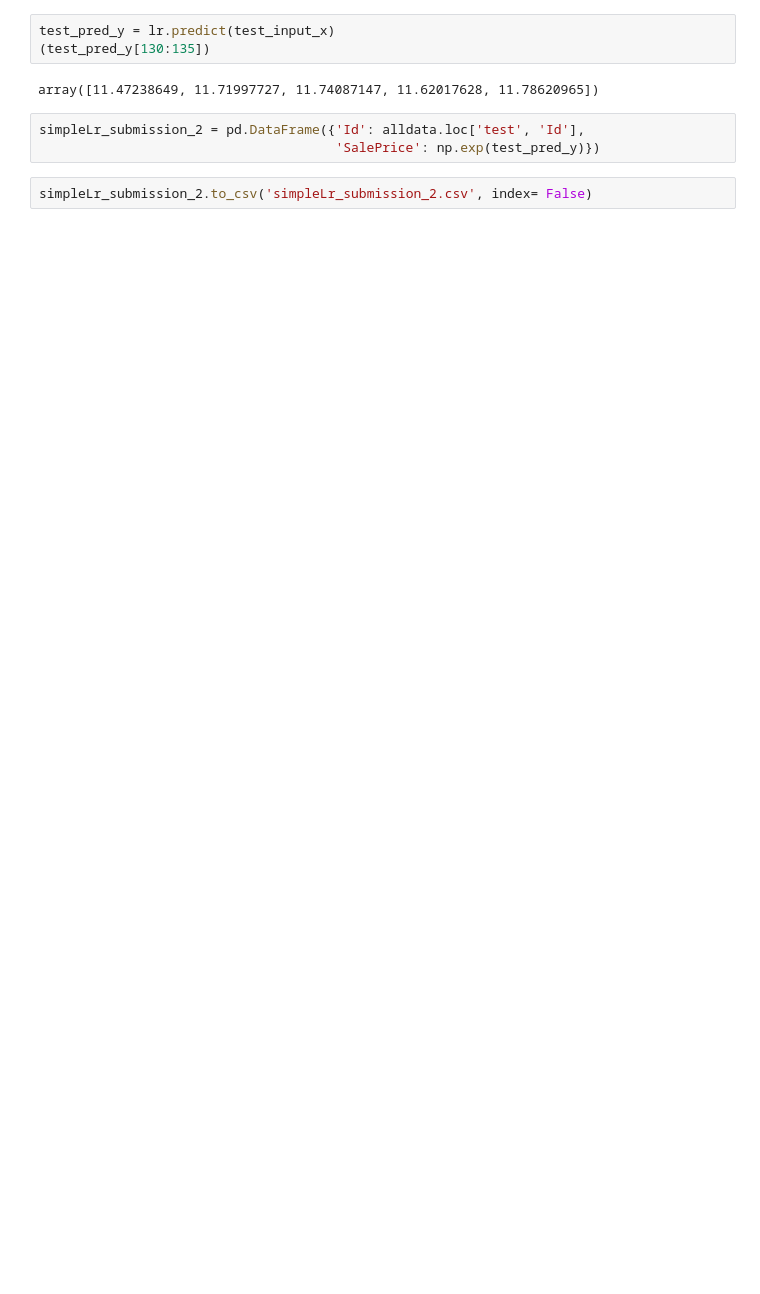
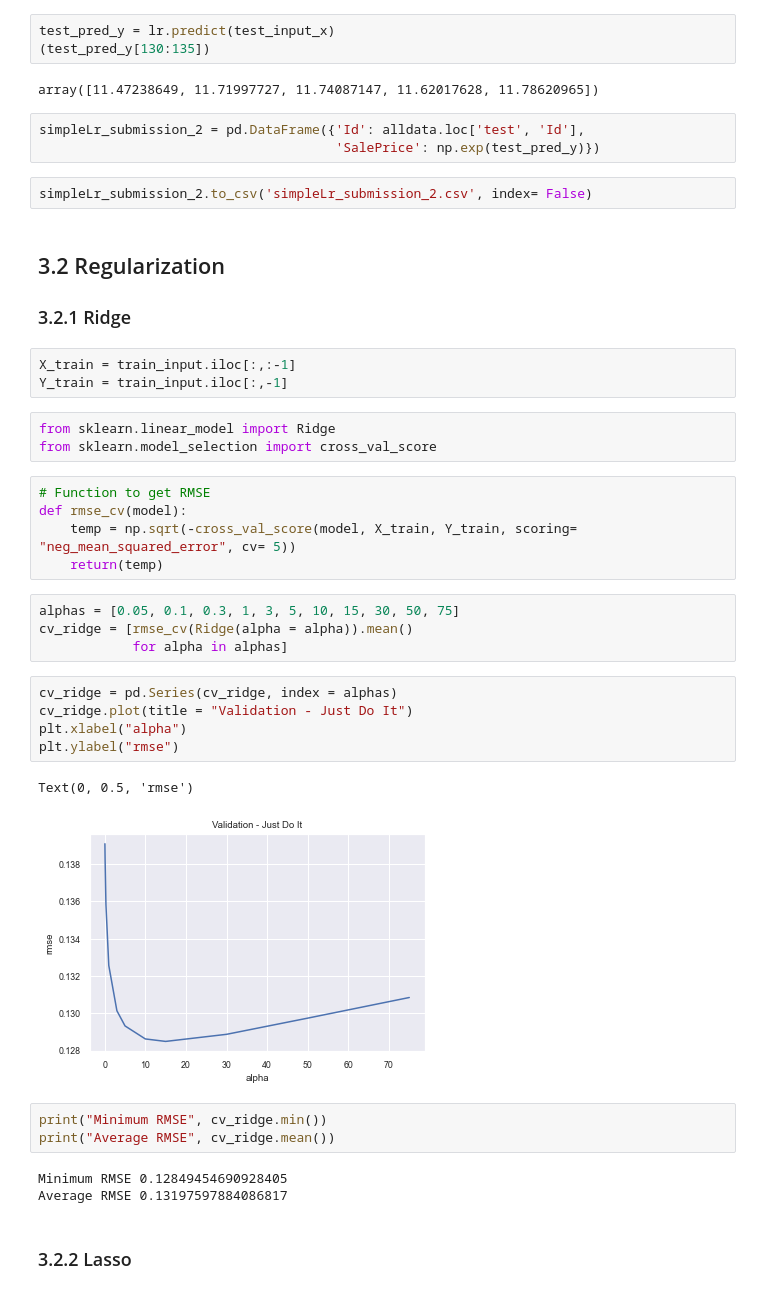
Before and after one commit to rafjonathans/Kaggle-HousePrice, a Jupyter notebook: 3rdSubmission/Simple_FeatureReduction_3.ipynb, the cells around one changed output. Saved outputs shown, nothing was run; the diff lists cells and outputs as text; blank space fills up the shorter version.

```diff
--- a/3rdSubmission/Simple_FeatureReduction_3.ipynb
+++ b/3rdSubmission/Simple_FeatureReduction_3.ipynb
@@ -936,3 +969,37 @@ simpleLr_submission_2 = pd.DataFrame({'Id': alldata.loc['test', 'Id'],
                                       'SalePrice': np.exp(test_pred_y)})
 # %%
 simpleLr_submission_2.to_csv('simpleLr_submission_2.csv', index= False)
+# %% [markdown]
+## 3.2 Regularization
+### 3.2.1 Ridge
+# %%
+X_train = train_input.iloc[:,:-1]
+Y_train = train_input.iloc[:,-1]
+# %%
+from sklearn.linear_model import Ridge
+from sklearn.model_selection import cross_val_score
+# %%
+# Function to get RMSE
+def rmse_cv(model):
+    temp = np.sqrt(-cross_val_score(model, X_train, Y_train, scoring= "neg_mean_squared_error", cv= 5))
+    return(temp)
+# %%
+alphas = [0.05, 0.1, 0.3, 1, 3, 5, 10, 15, 30, 50, 75]
+cv_ridge = [rmse_cv(Ridge(alpha = alpha)).mean()
+            for alpha in alphas]
+# %%
+cv_ridge = pd.Series(cv_ridge, index = alphas)
+cv_ridge.plot(title = "Validation - Just Do It")
+plt.xlabel("alpha")
+plt.ylabel("rmse")
+# %% [output]
+Text(0, 0.5, 'rmse')
+[figure, added]
+# %%
+print("Minimum RMSE", cv_ridge.min())
+print("Average RMSE", cv_ridge.mean())
+# %% [output]
+Minimum RMSE 0.12849454690928405
+Average RMSE 0.13197597884086817
+# %% [markdown]
+### 3.2.2 Lasso
```
Also changed, not shown: parts of 45 cells of this notebook, 4 other files.
